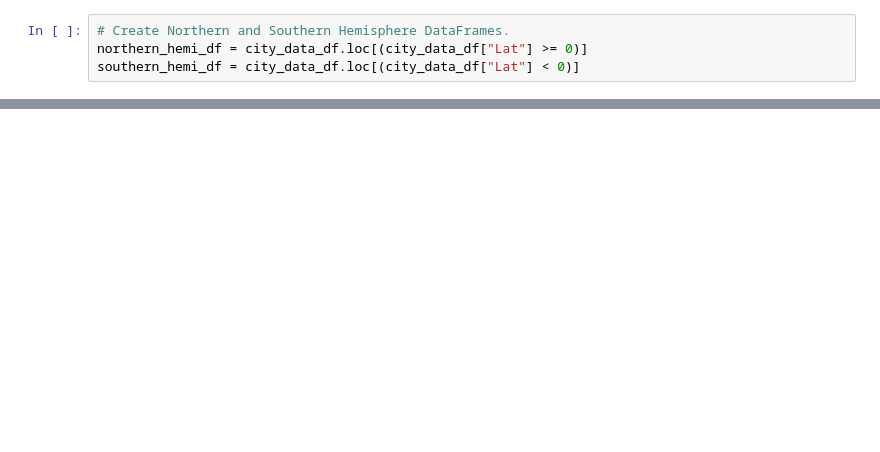
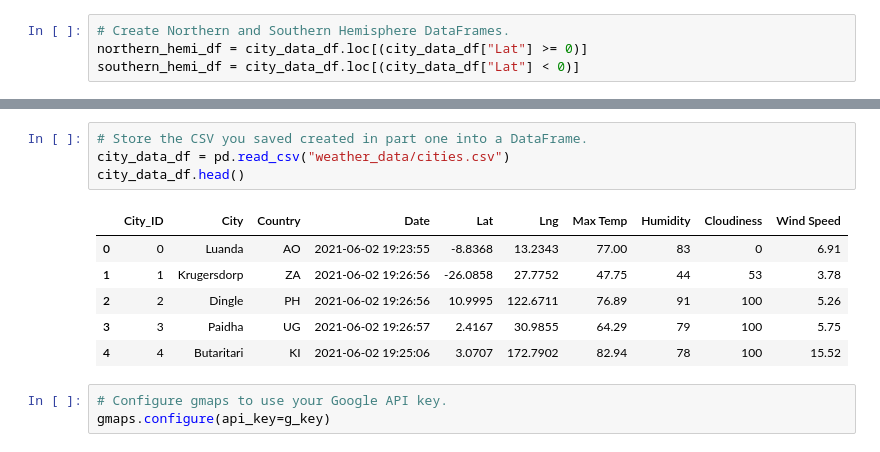
Before and after one commit to juliacho22/World_Weather_Analysis, a Jupyter notebook: WeatherPy.ipynb, the cells around one changed output, grey strips where cells are left out. Cells and saved outputs as stored; diff of their text form; blank space fills up the shorter version.

```diff
--- a/WeatherPy.ipynb
+++ b/WeatherPy.ipynb
@@ -352,0 +360,14 @@ plot_linear_regression(x_values, y_values,
+# %%
+# Store the CSV you saved created in part one into a DataFrame.
+city_data_df = pd.read_csv("weather_data/cities.csv")
+city_data_df.head()
+# %% [output]
+|  | City_ID | City | Country | Date | Lat | Lng | Max Temp | Humidity | Cloudiness | Wind Speed |
+| 0 | 0 | Luanda | AO | 2021-06-02 19:23:55 | -8.8368 | 13.2343 | 77.00 | 83 | 0 | 6.91 |
+| 1 | 1 | Krugersdorp | ZA | 2021-06-02 19:26:56 | -26.0858 | 27.7752 | 47.75 | 44 | 53 | 3.78 |
+| 2 | 2 | Dingle | PH | 2021-06-02 19:26:56 | 10.9995 | 122.6711 | 76.89 | 91 | 100 | 5.26 |
+| 3 | 3 | Paidha | UG | 2021-06-02 19:26:57 | 2.4167 | 30.9855 | 64.29 | 79 | 100 | 5.75 |
+| 4 | 4 | Butaritari | KI | 2021-06-02 19:25:06 | 3.0707 | 172.7902 | 82.94 | 78 | 100 | 15.52 |
+# %%
+# Configure gmaps to use your Google API key.
+gmaps.configure(api_key=g_key)
```
Also changed, not shown: parts of 27 cells of this notebook, 7 other files.
